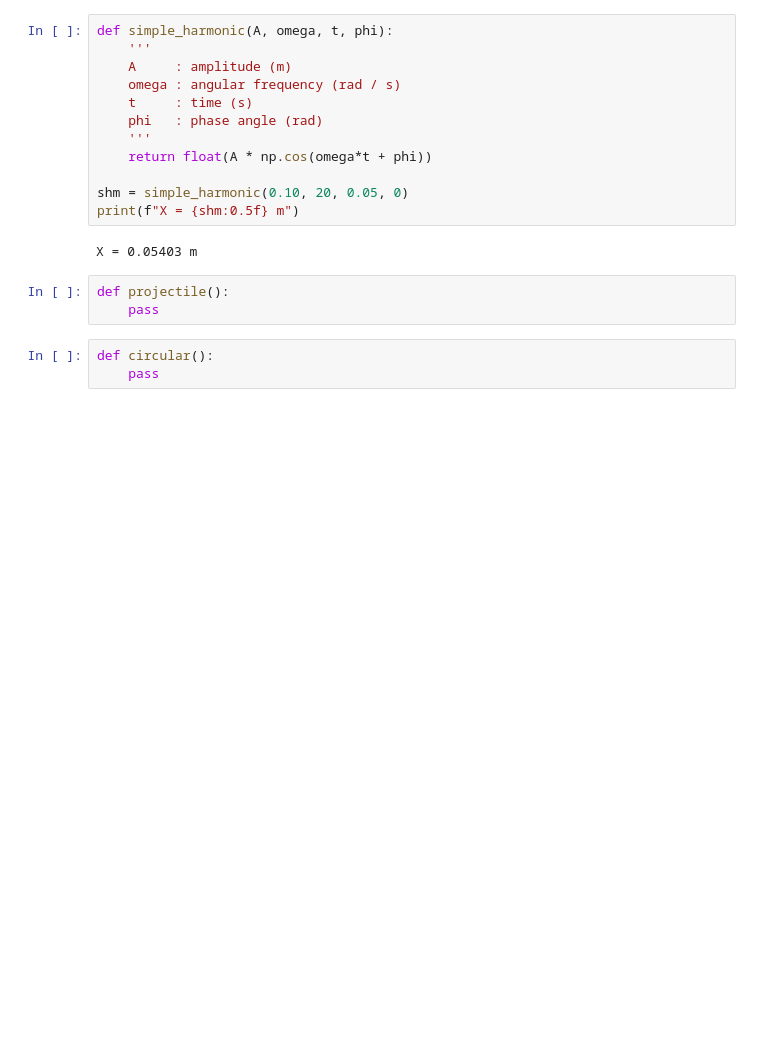
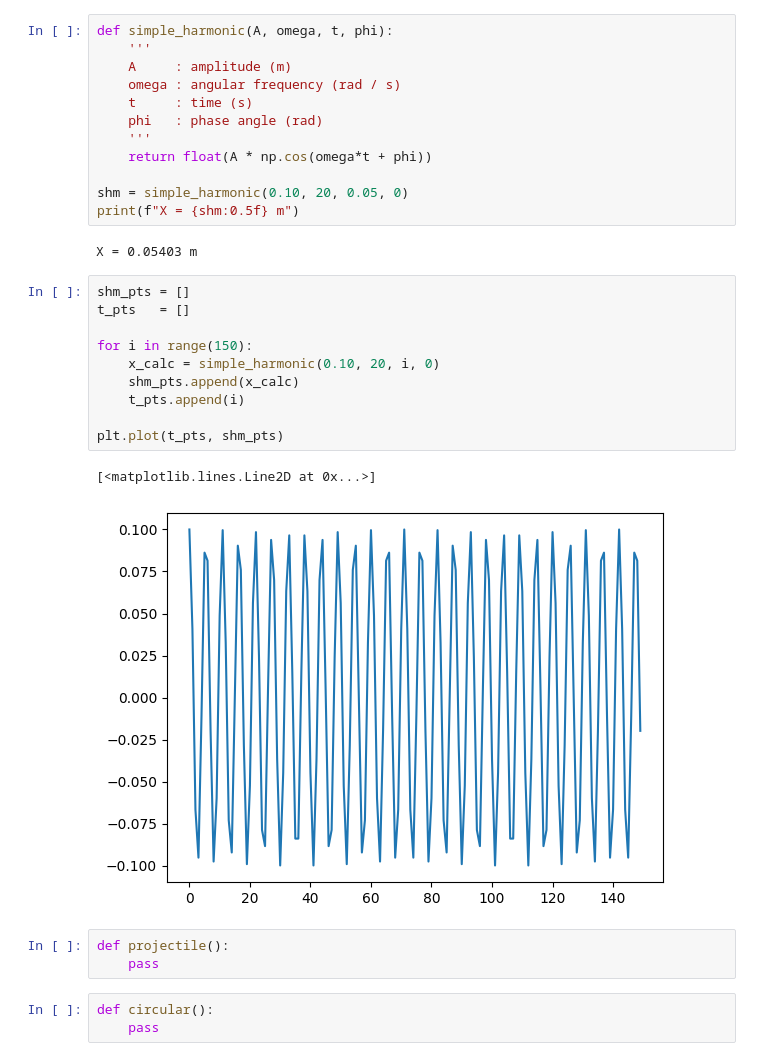
Before and after one commit to cmd-cosmos/learning, a Jupyter notebook: fun-programs/python/physics/motion.ipynb, the cells around one changed output. Drawn from its saved outputs; the diff is of its cells as text; blank space fills up the shorter version.

Commit message:
added an x-t plot for a shm example

```diff
--- a/fun-programs/python/physics/motion.ipynb
+++ b/fun-programs/python/physics/motion.ipynb
@@ -78,6 +78,19 @@ shm = simple_harmonic(0.10, 20, 0.05, 0)
 print(f"X = {shm:0.5f} m")
 # %% [output]
 X = 0.05403 m
+# %%
+shm_pts = []
+t_pts   = []
+
+for i in range(150):
+    x_calc = simple_harmonic(0.10, 20, i, 0)
+    shm_pts.append(x_calc)
+    t_pts.append(i)
+
+plt.plot(t_pts, shm_pts)
+# %% [output]
+[<matplotlib.lines.Line2D at 0x...>]
+[figure, added]
 # %%
 def projectile():
     pass
```
